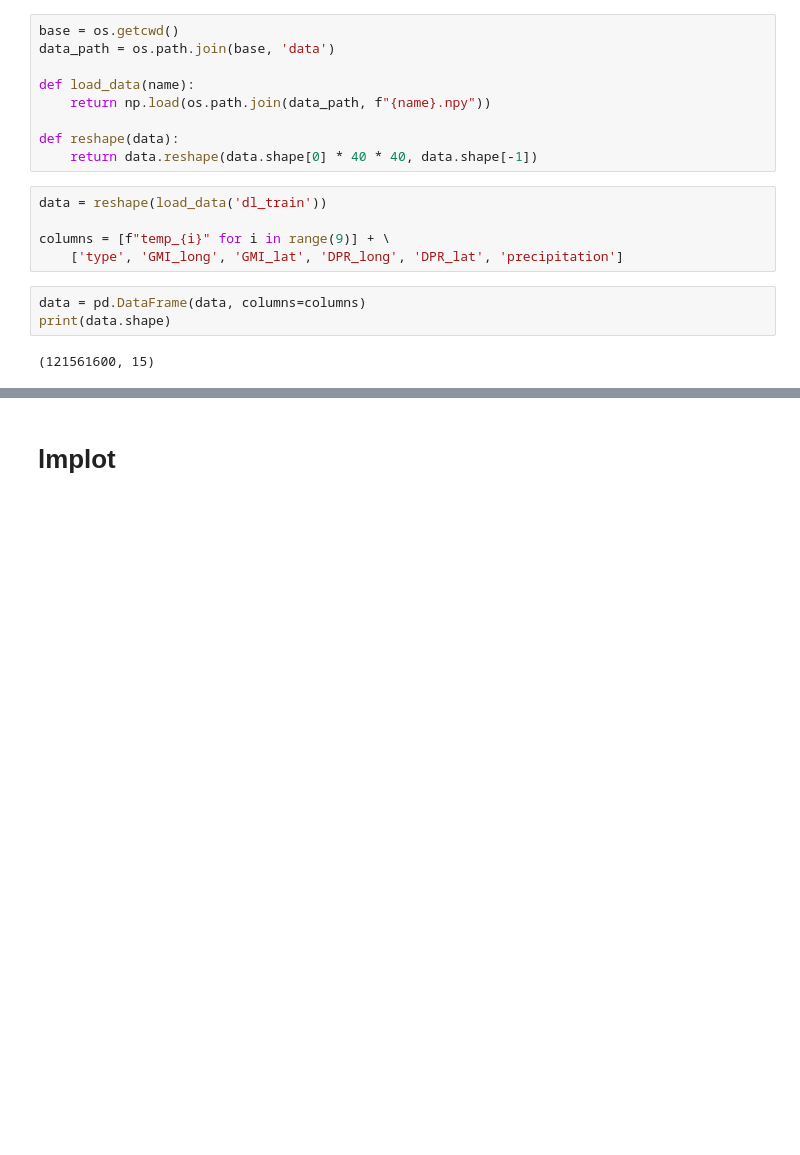
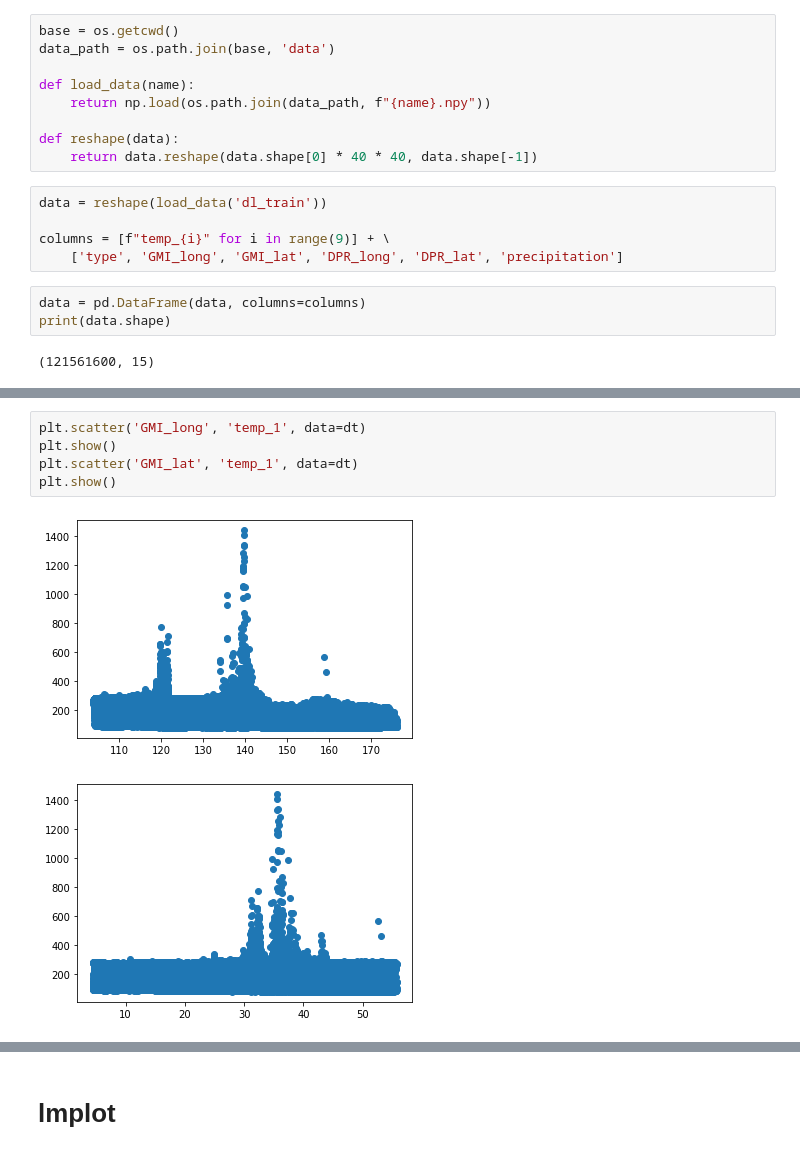
Before and after one commit to FKgk/AIFrenz2, a Jupyter notebook: EDA3.ipynb, the cells around one changed output, grey strips where cells are left out. Cells and saved outputs as stored; diff of their text form; blank space fills up the shorter version.

```diff
--- a/EDA3.ipynb
+++ b/EDA3.ipynb
@@ -46,0 +88,8 @@ display(tdata)
+# %%
+plt.scatter('GMI_long', 'temp_1', data=dt)
+plt.show()
+plt.scatter('GMI_lat', 'temp_1', data=dt)
+plt.show()
+# %% [output]
+[figure, added]
+[figure, added]
```
Also changed, not shown: parts of 11 cells of this notebook.
